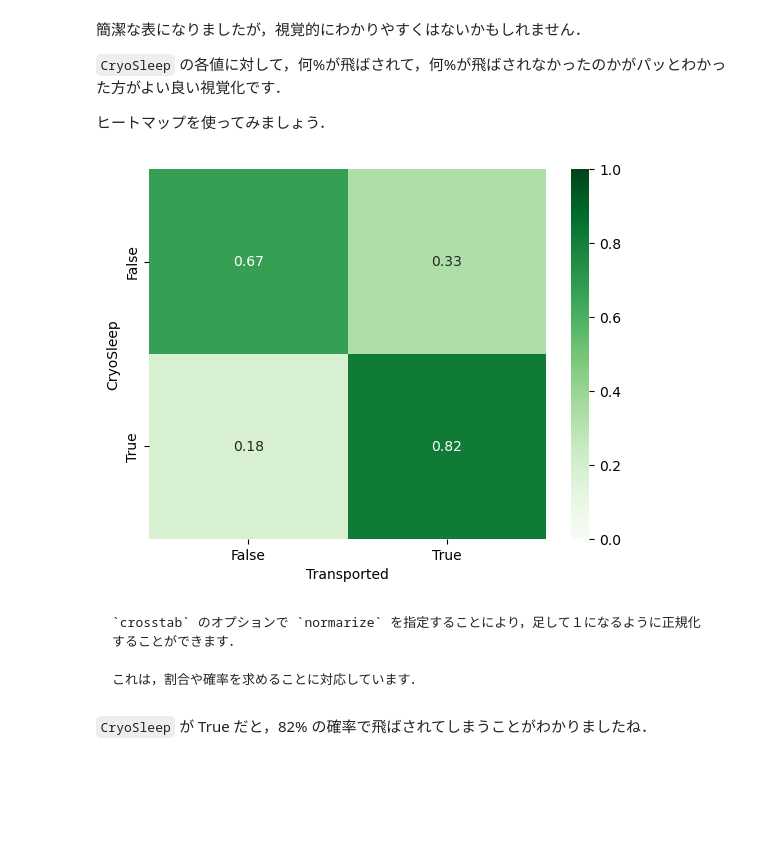
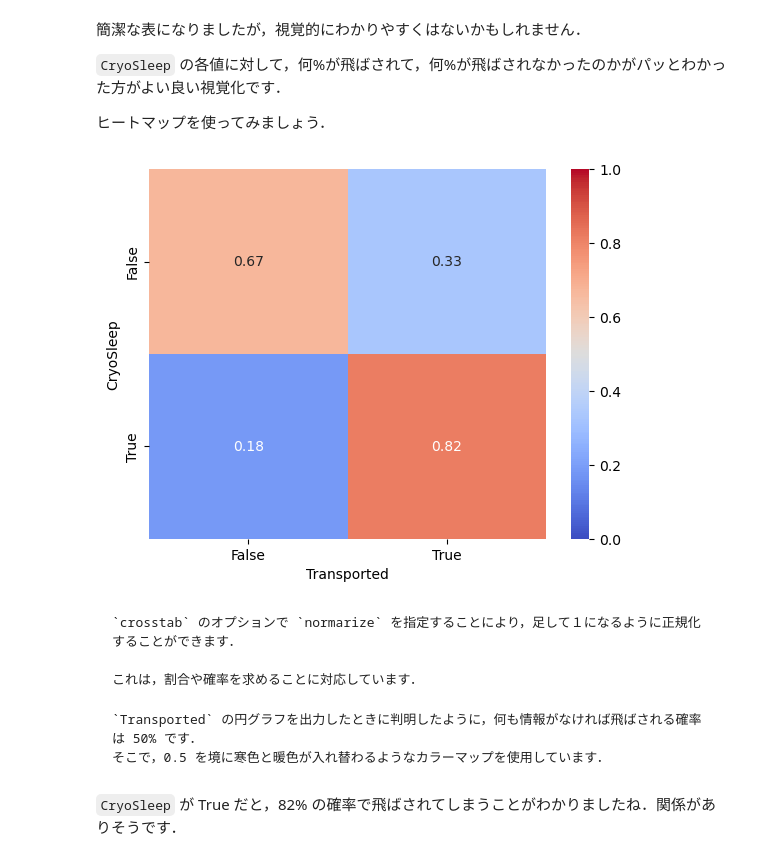
Before and after one commit to Seasawher/spaceship-titanic, a Jupyter notebook: book/relation.ipynb, the cells around one changed output. Cells and saved outputs as stored; diff of their text form; code cells hidden in the pictures; blank space fills up the shorter version.

````diff
--- a/book/relation.ipynb
+++ b/book/relation.ipynb
@@ -211,16 +211,22 @@ pd.crosstab(
 # %%
 sleep_cross = pd.crosstab(
     train_data["CryoSleep"], train_data["Transported"], normalize="index"
 )
-sns.heatmap(sleep_cross, cmap="Greens", vmax=1, vmin=0, annot=True)
+cmap = sns.color_palette("coolwarm", 200)
+sns.heatmap(sleep_cross, cmap=cmap, vmax=1, vmin=0, annot=True)
 plt.show()
 # %% [output]
-[figure, old version]
+[figure, new version]
 # %% [markdown]
 ```{note}
 `crosstab` のオプションで `normarize` を指定することにより，足して１になるように正規化することができます．
 
 これは，割合や確率を求めることに対応しています．
 ```
+
+```{note}
+`Transported` の円グラフを出力したときに判明したように，何も情報がなければ飛ばされる確率は 50% です．
+そこで，0.5 を境に寒色と暖色が入れ替わるようなカラーマップを使用しています．
+```
 # %% [markdown]
-`CryoSleep` が True だと，82% の確率で飛ばされてしまうことがわかりましたね．
+`CryoSleep` が True だと，82% の確率で飛ばされてしまうことがわかりましたね．関係がありそうです．
````
